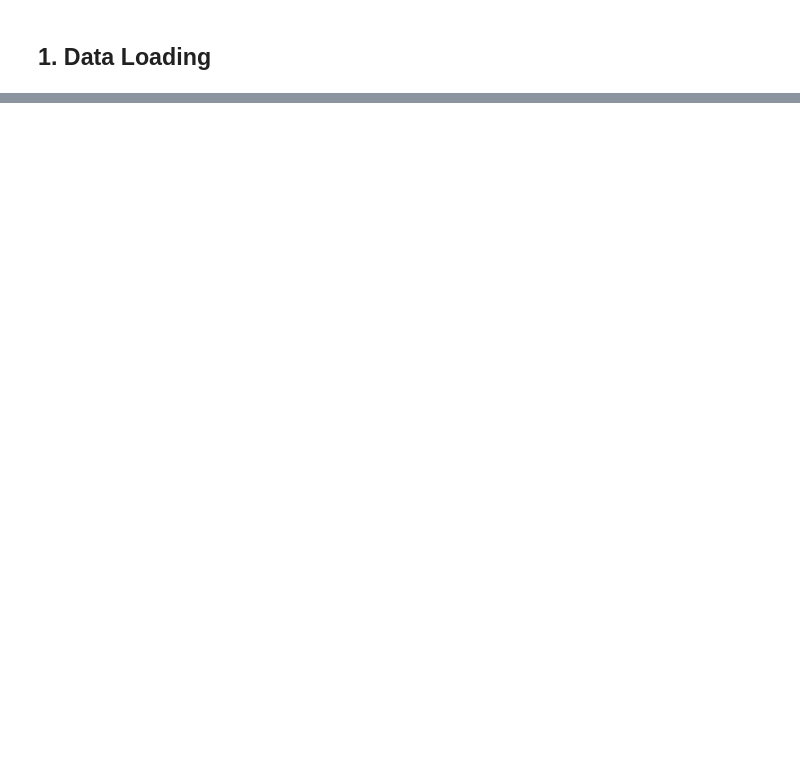
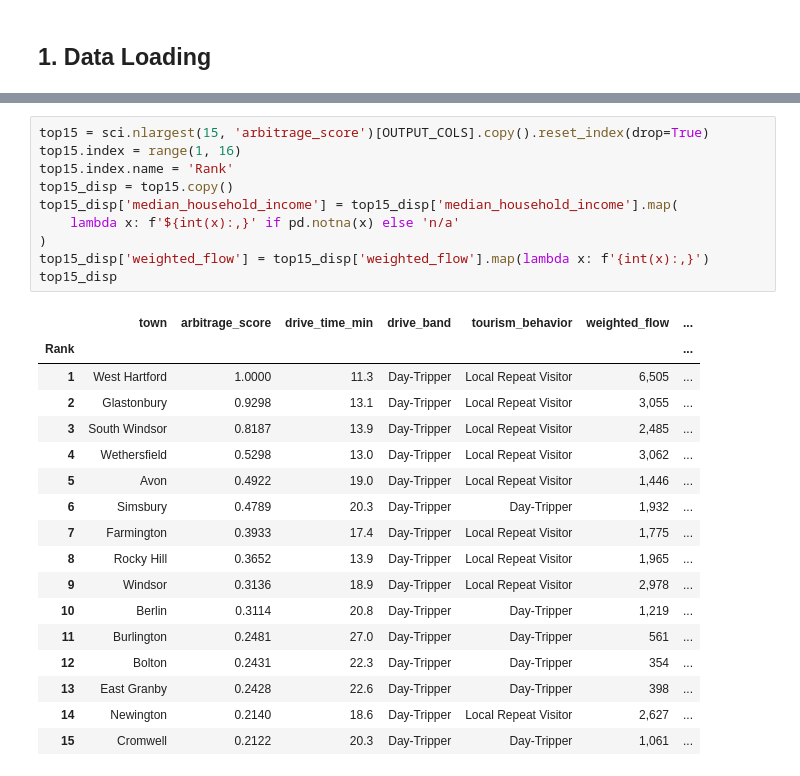
Before and after one commit to gtougs/ct-town-personas, a Jupyter notebook: posts/post_05_commuter_arbitrage.ipynb, the cells around one changed output, grey strips where cells are left out. Drawn from its saved outputs; the diff is of its cells as text; blank space fills up the shorter version.

```diff
--- a/posts/post_05_commuter_arbitrage.ipynb
+++ b/posts/post_05_commuter_arbitrage.ipynb
@@ -371,0 +648,28 @@ out_df
+# %%
+top15 = sci.nlargest(15, 'arbitrage_score')[OUTPUT_COLS].copy().reset_index(drop=True)
+top15.index = range(1, 16)
+top15.index.name = 'Rank'
+top15_disp = top15.copy()
+top15_disp['median_household_income'] = top15_disp['median_household_income'].map(
+    lambda x: f'${int(x):,}' if pd.notna(x) else 'n/a'
+)
+top15_disp['weighted_flow'] = top15_disp['weighted_flow'].map(lambda x: f'{int(x):,}')
+top15_disp
+# %% [output]
+|  | town | arbitrage_score | drive_time_min | drive_band | tourism_behavior | weighted_flow | ... |
+| Rank |  |  |  |  |  |  | ... |
+| 1 | West Hartford | 1.0000 | 11.3 | Day-Tripper | Local Repeat Visitor | 6,505 | ... |
+| 2 | Glastonbury | 0.9298 | 13.1 | Day-Tripper | Local Repeat Visitor | 3,055 | ... |
+| 3 | South Windsor | 0.8187 | 13.9 | Day-Tripper | Local Repeat Visitor | 2,485 | ... |
+| 4 | Wethersfield | 0.5298 | 13.0 | Day-Tripper | Local Repeat Visitor | 3,062 | ... |
+| 5 | Avon | 0.4922 | 19.0 | Day-Tripper | Local Repeat Visitor | 1,446 | ... |
+| 6 | Simsbury | 0.4789 | 20.3 | Day-Tripper | Day-Tripper | 1,932 | ... |
+| 7 | Farmington | 0.3933 | 17.4 | Day-Tripper | Local Repeat Visitor | 1,775 | ... |
+| 8 | Rocky Hill | 0.3652 | 13.9 | Day-Tripper | Local Repeat Visitor | 1,965 | ... |
+| 9 | Windsor | 0.3136 | 18.9 | Day-Tripper | Local Repeat Visitor | 2,978 | ... |
+| 10 | Berlin | 0.3114 | 20.8 | Day-Tripper | Day-Tripper | 1,219 | ... |
+| 11 | Burlington | 0.2481 | 27.0 | Day-Tripper | Day-Tripper | 561 | ... |
+| 12 | Bolton | 0.2431 | 22.3 | Day-Tripper | Day-Tripper | 354 | ... |
+| 13 | East Granby | 0.2428 | 22.6 | Day-Tripper | Day-Tripper | 398 | ... |
+| 14 | Newington | 0.2140 | 18.6 | Day-Tripper | Local Repeat Visitor | 2,627 | ... |
+| 15 | Cromwell | 0.2122 | 20.3 | Day-Tripper | Day-Tripper | 1,061 | ... |
```
Also changed, not shown: parts of 51 cells of this notebook, 37 other files.
